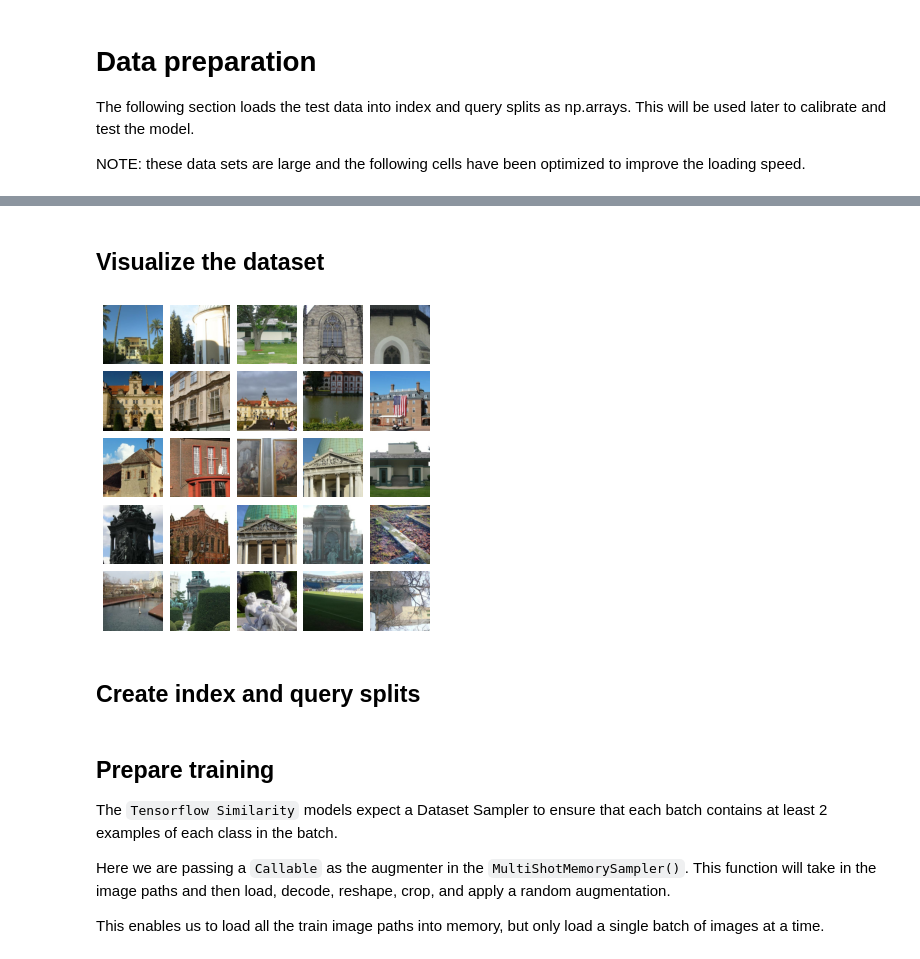
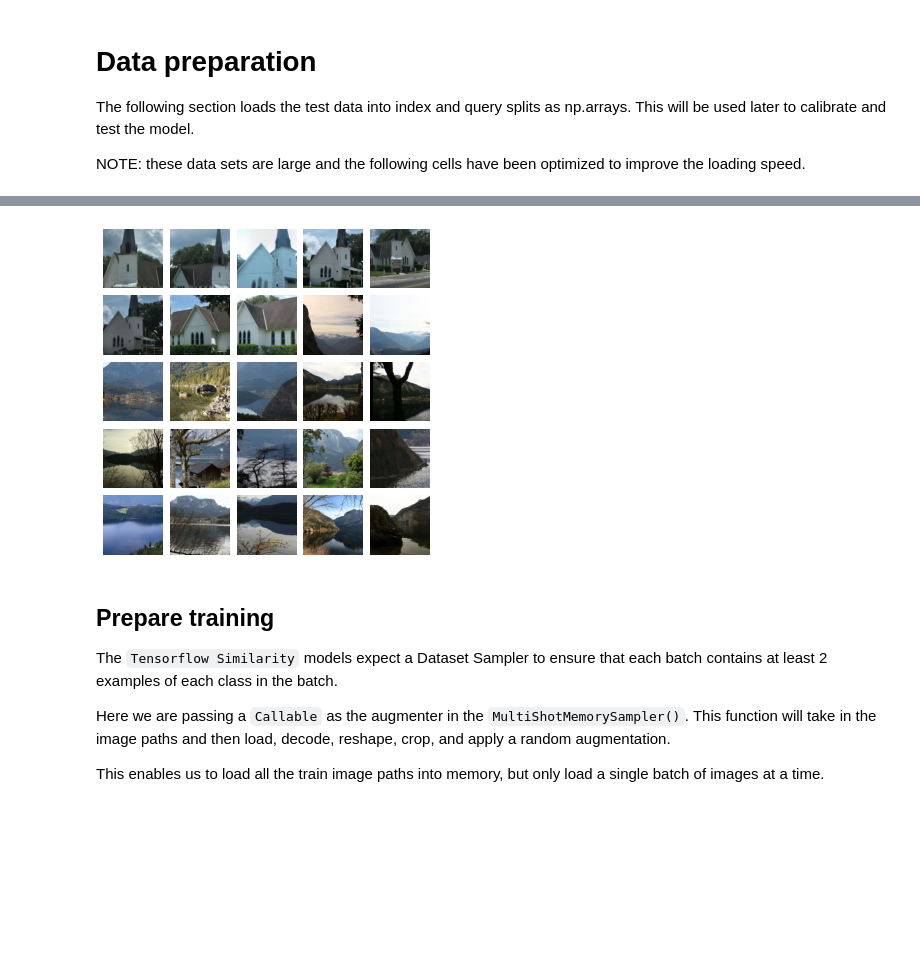
Before and after one commit to tensorflow/similarity, a Jupyter notebook: examples/supervised/kaggle.ipynb, the cells around one changed output, grey strips where cells are left out. Cells and saved outputs as stored; diff of their text form; code cells hidden in the pictures; blank space fills up the shorter version.

```diff
--- a/examples/supervised/kaggle.ipynb
+++ b/examples/supervised/kaggle.ipynb
@@ -91,17 +88,26 @@ def plot_25(x, y):
     """Plot the first 25 images."""
     num_cols = num_rows = 5
     fig = plt.figure(figsize=(6.0, 6.0))
-    grid = axes_grid1.ImageGrid(fig, 111, nrows_ncols=(num_cols, num_rows), axes_pad=0.1)
+    grid = axes_grid1.ImageGrid(
+        fig=fig,
+        rect=111,
+        nrows_ncols=(num_cols, num_rows),
+        axes_pad=0.1,
+    )
 
     for ax, im, label in zip(grid, x, y):
-        ax.imshow(im)
+        max_val = float(tf.math.reduce_max(im))
+        ax.imshow(im / max_val)
         ax.axis("off")
 
 def load_img(img_path):
     "Load image from disk and resize it"
-    img = tf.io.read_file(img_path)
-    img =  tf.io.decode_image(img)
-    return tf.image.resize_with_crop_or_pad(img, IMG_SIZE, IMG_SIZE)
+    img = tf.io.read_file(img_path, expand_animations = False)
+    img = tf.io.decode_image(img)
+    img = tf.keras.layers.Resizing(LARGER_IMG_SIZE, LARGER_IMG_SIZE)(img)
+    img = tf.image.random_crop(img, (IMG_SIZE, IMG_SIZE, 3))
+    img = tf.image.random_flip_left_right(img)
+    return img
 # %% [markdown]
 # Data preparation
 
@@ -109,37 +115,36 @@ The following section loads the test data into index and query splits as np.arra
 
 NOTE: these data sets are large and the following cells have been optimized to improve the loading speed.
 # %%
-data_path = Path('../tmp/landmark-retrieval-2021')
+data_path = Path("../../../kaggle_ds/google_landmarks")
 
 # Sample a random set of landmark IDs for validation
-val_lmk_idxs = random.sample([i for i in range(NUM_LANDMARKS)], k=NUM_VAL_LANDMAKRS)
+val_lmk_idxs = random.sample(range(NUM_LANDMARKS), k=NUM_VAL_LANDMAKRS)
 # %%
-x_train_img_path = []
-y_train = []
-x_test_img_path = []
-y_test = []
-testlmk2id = {}
+x_train_img_path, y_train = [], []
+x_test_img_path, y_test = [], []
+test_lndmrk_2id = {}
+
 pb = tqdm(total=NUM_IMGS, desc="loading images path")
 
-with open(data_path / 'train.csv') as csvfile:
+with open(data_path / "train.csv") as csvfile:
     # pathlib is slow while looping
     data_path_str = str(data_path)
 
     # reader is faster than DictReader
     reader = csv.reader(csvfile)
-    next(reader) # drop the header
+    next(reader)  # drop the header
 
     for row in reader:
         # compute path to img
         slug = [row[0][i] for i in range(3)]
-        img_path = os.path.join(data_path_str, 'train', *slug, f"{row[0]}.jpg")
+        img_path = os.path.join(data_path_str, "train", *slug, f"{row[0]}.jpg")
 
         # add img either in validation or testing
         class_idx = int(row[1])
         if class_idx in val_lmk_idxs:
             y_test.append(class_idx)
             x_test_img_path.append(img_path)
-            testlmk2id[class_idx] = len(testlmk2id)
+            test_lndmrk_2id[class_idx] = len(test_lndmrk_2id)
         else:
             y_train.append(class_idx)
             x_train_img_path.append(img_path)
@@ -162,18 +167,3 @@ for img_path in tqdm(x_test_img_path):
 
 x_test = np.array(x_test)
 y_test = np.array(y_test)
-# %% [markdown]
-## Visualize the dataset
-# %%
-# Plot 25 random examples.
-x_imgs = []
-y_imgs = []
-for idx in random.sample(range(len(x_test)), k=25):
-    x_imgs.append(x_test[idx])
-    y_imgs.append(y_test[idx])
-
-plot_25(x_imgs, y_imgs)
-# %% [output]
-[figure, removed]
-# %% [markdown]
-## Create index and query splits
@@ -204,3 +170,8 @@ y_query = np.array(y_query)
+# %%
+# Visualize the Validation Dataset
+plot_25(x_test, y_test)
+# %% [output]
+[figure, added]
 # %% [markdown]
 ## Prepare training
 
```
Also changed, not shown: parts of 40 cells of this notebook, 1 other file.
